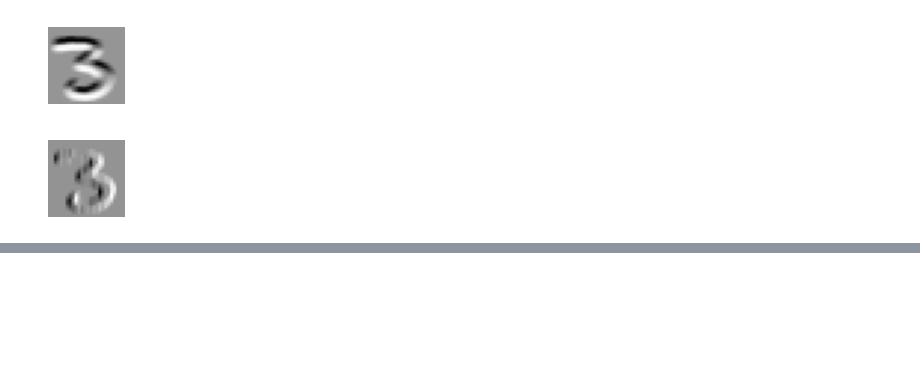
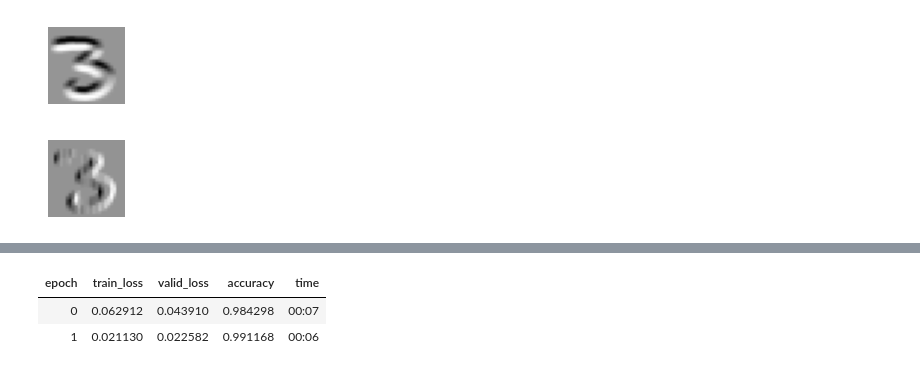
Before and after one commit to flyinacres/fastai-coursework, a Jupyter notebook: fast-13.ipynb, the cells around one changed output, grey strips where cells are left out. Drawn from its saved outputs; the diff is of its cells as text; code cells hidden in the pictures; blank space fills up the shorter version.

```diff
--- a/fast-13.ipynb
+++ b/fast-13.ipynb
@@ -151,0 +215,14 @@ show_image(left_edge3);
+# %%
+def conv(ni, nf, ks=3, act=True):
+    res = nn.Conv2d(ni, nf, stride=2, kernel_size=ks, padding=ks//2)
+    if act: res = nn.Sequential(res, nn.ReLU())
+    return res
+# %%
+simple_cnn = sequential(
+    conv(1 ,4),            #14x14
+    conv(4 ,8),            #7x7
+    conv(8 ,16),           #4x4
+    conv(16,32),           #2x2
+    conv(32,2, act=False), #1x1
+    Flatten(),
+)
@@ -151,0 +233,2 @@ show_image(left_edge3);
+# %%
+learn = Learner(dls, simple_cnn, loss_func=F.cross_entropy, metrics=accuracy)
@@ -151,0 +256,6 @@ show_image(left_edge3);
+# %%
+learn.fit_one_cycle(2, 0.01)
+# %% [output]
+| epoch | train_loss | valid_loss | accuracy | time |
+| 0 | 0.062912 | 0.043910 | 0.984298 | 00:07 |
+| 1 | 0.021130 | 0.022582 | 0.991168 | 00:06 |
```
Also changed, not shown: parts of 13 cells of this notebook.
